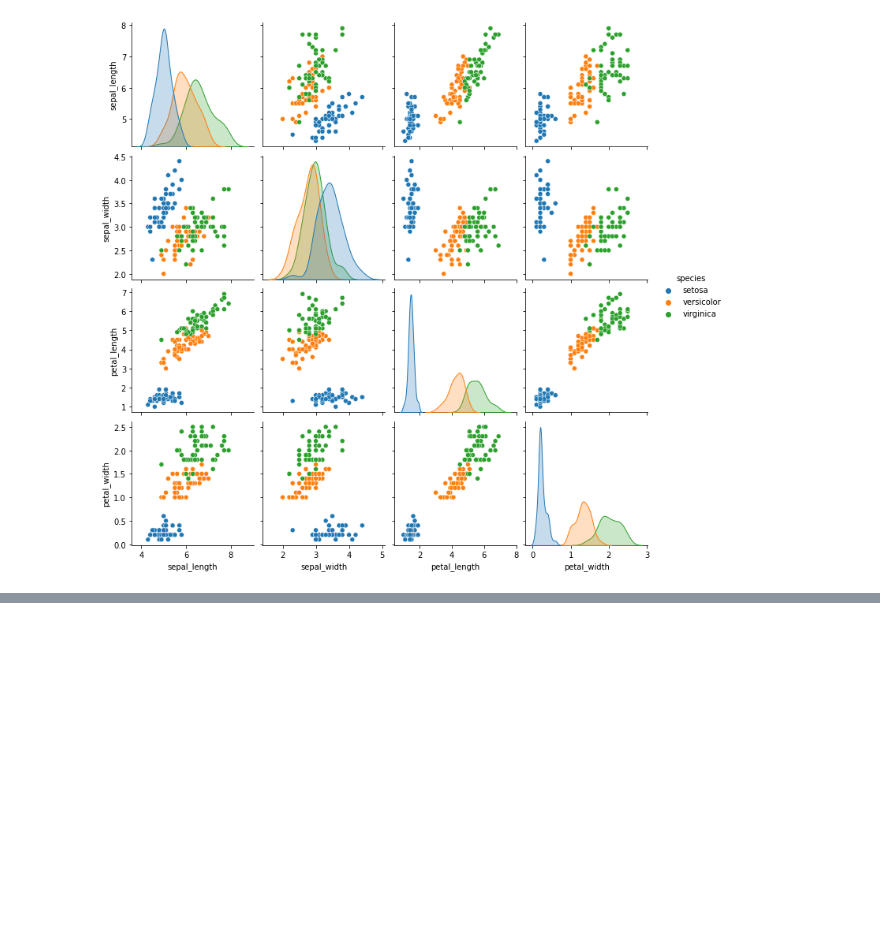
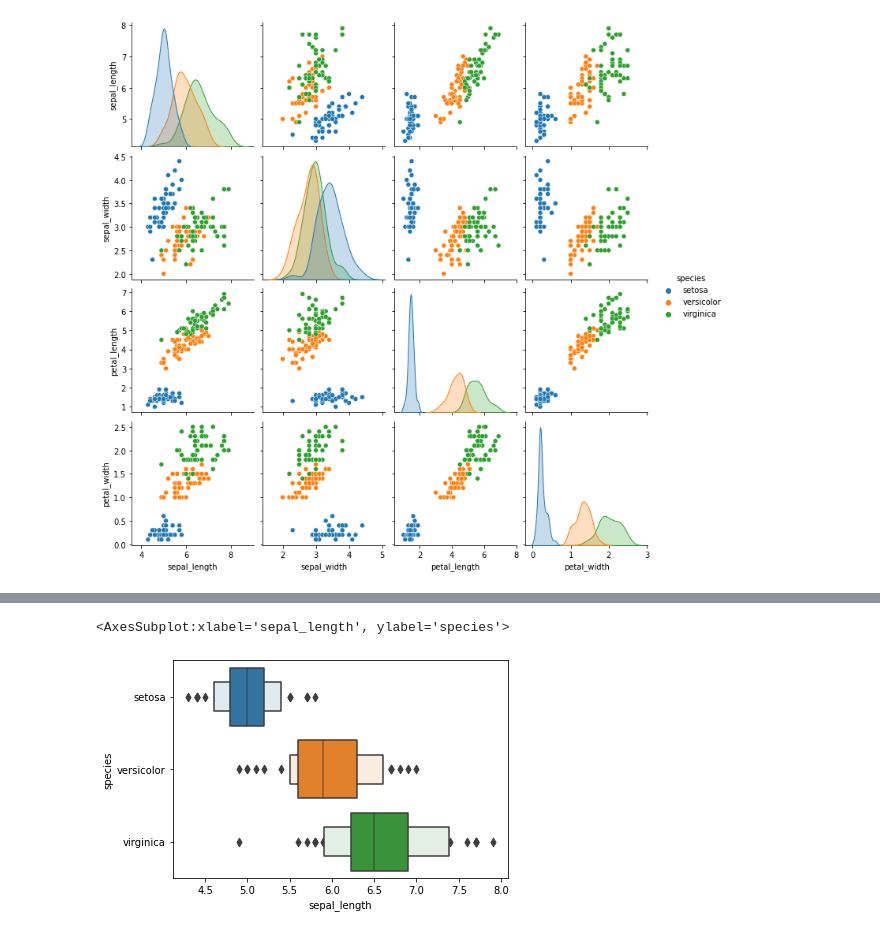
Before and after one commit to Andre-Carrillo/python-scripts, a Jupyter notebook: Intermediate Seaborn course.ipynb, the cells around one changed output, grey strips where cells are left out. Cells and saved outputs as stored; diff of their text form; code cells hidden in the pictures; blank space fills up the shorter version.

```diff
--- a/Intermediate Seaborn course.ipynb
+++ b/Intermediate Seaborn course.ipynb
@@ -82,0 +113,5 @@ sns.pairplot(data=df, hue='species')
+# %%
+sns.boxenplot(data=df, x='sepal_length', y='species') #More eficient for large ammounts of data
+# %% [output]
+<AxesSubplot:xlabel='sepal_length', ylabel='species'>
+[figure, added]
```
Also changed, not shown: parts of 23 cells of this notebook, 2 other files.
